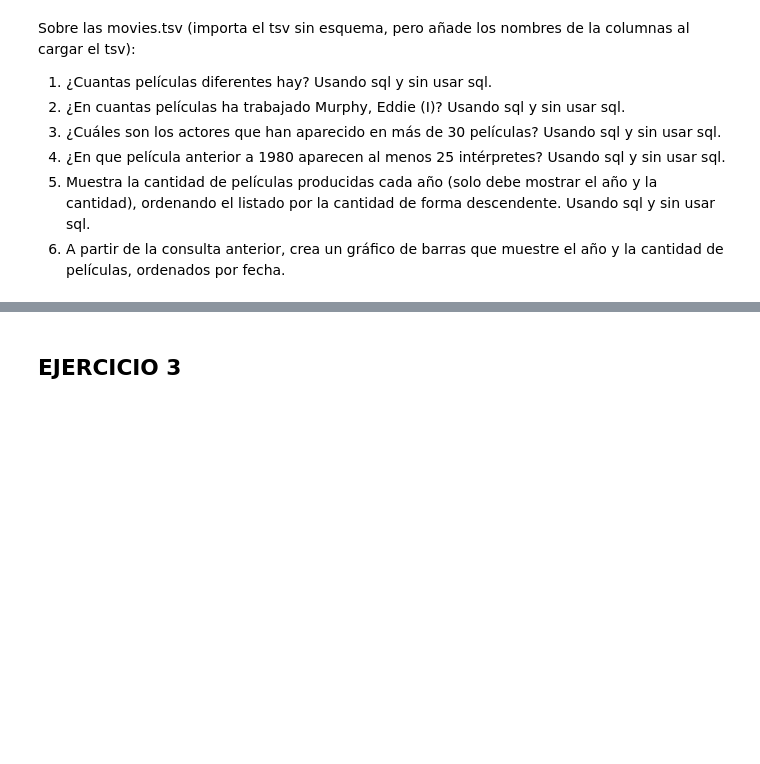
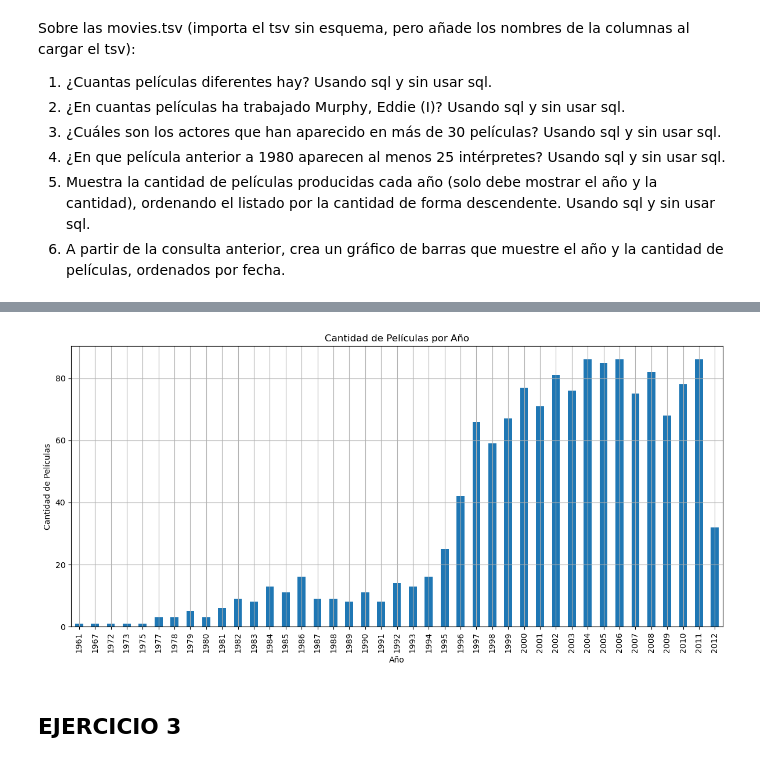
Before and after one commit to jonfdg9/Big-Data, a Jupyter notebook: BD Aplicado/UD 3/BGD_3_11Ejercicios.ipynb, the cells around one changed output, grey strips where cells are left out. Drawn from its saved outputs; the diff is of its cells as text; code cells hidden in the pictures; blank space fills up the shorter version.

```diff
--- a/BD Aplicado/UD 3/BGD_3_11Ejercicios.ipynb
+++ b/BD Aplicado/UD 3/BGD_3_11Ejercicios.ipynb
@@ -40,3 +146,9 @@ Realiza las siguientes operaciones:
 4. ¿En que película anterior a 1980 aparecen al menos 25 intérpretes? Usando sql y sin usar sql.
 5. Muestra la cantidad de películas producidas cada año (solo debe mostrar el año y la cantidad), ordenando el listado por la cantidad de forma descendente. Usando sql y sin usar sql.
 6. A partir de la consulta anterior, crea un gráfico de barras que muestre el año y la cantidad de películas, ordenados por fecha.
+# %%
+df2 = spark.read.csv("./movies.tsv", sep="\t")
+
+# Asignar nombres a las columnas
+df2 = df2.toDF("Actor", "Pelicula", "Año")
+df2.show()
@@ -43,3 +271,12 @@ Realiza las siguientes operaciones:
+# %%
+#A partir de la consulta anterior, crea un gráfico de barras que muestre el año y la cantidad de películas, ordenados por fecha.
+df2.groupBy("Año").agg(countDistinct("Pelicula").alias("count")).orderBy("Año").toPandas().plot(kind='bar', x='Año', y='count', figsize=(12, 6),
+     xlabel='Año', ylabel='Cantidad de Películas', title='Cantidad de Películas por Año', legend=False)
+plt.grid(True)
+plt.tight_layout()
+plt.show()
+# %% [output]
+[figure, added]
 # %% [markdown]
 ## EJERCICIO 3
 # %% [markdown]
```
Also changed, not shown: parts of 22 cells of this notebook, 58 other files.
